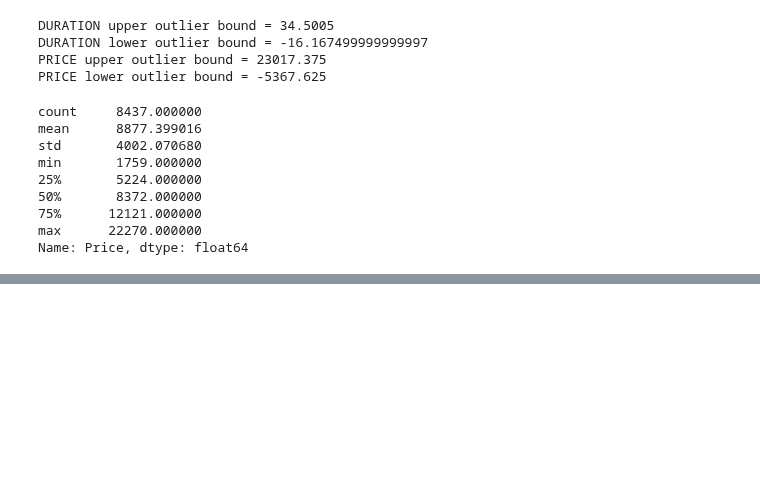
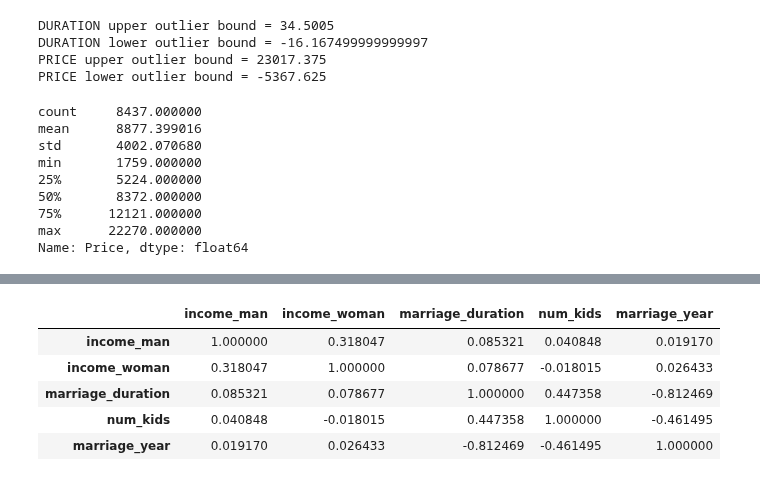
Before and after one commit to MichaelSzczepaniak/DataCamp, a Jupyter notebook: Tracks/Associate Data Scientist/14 Exploratory Data Analysis in Python/EDA_in_Python.ipynb, the cells around one changed output, grey strips where cells are left out. Cells and saved outputs as stored; diff of their text form; code cells hidden in the pictures; blank space fills up the shorter version.

```diff
--- a/Tracks/Associate Data Scientist/14 Exploratory Data Analysis in Python/EDA_in_Python.ipynb
+++ b/Tracks/Associate Data Scientist/14 Exploratory Data Analysis in Python/EDA_in_Python.ipynb
@@ -1178,0 +1254,9 @@ Name: Price, dtype: float64
+# %%
+df_divorce.corr(numeric_only=True)  # need to pass numeric_only=True because default in newer versions of pandas = False (which doesn't make sense to me...)
+# %% [output]
+|  | income_man | income_woman | marriage_duration | num_kids | marriage_year |
+| income_man | 1.000000 | 0.318047 | 0.085321 | 0.040848 | 0.019170 |
+| income_woman | 0.318047 | 1.000000 | 0.078677 | -0.018015 | 0.026433 |
+| marriage_duration | 0.085321 | 0.078677 | 1.000000 | 0.447358 | -0.812469 |
+| num_kids | 0.040848 | -0.018015 | 0.447358 | 1.000000 | -0.461495 |
+| marriage_year | 0.019170 | 0.026433 | -0.812469 | -0.461495 | 1.000000 |
```
Also changed, not shown: parts of 9 cells of this notebook.
